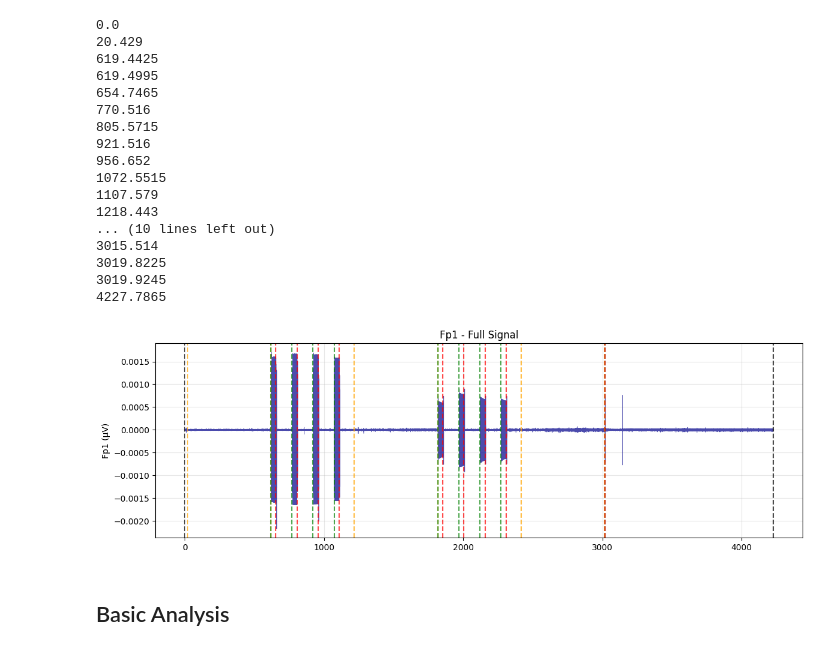
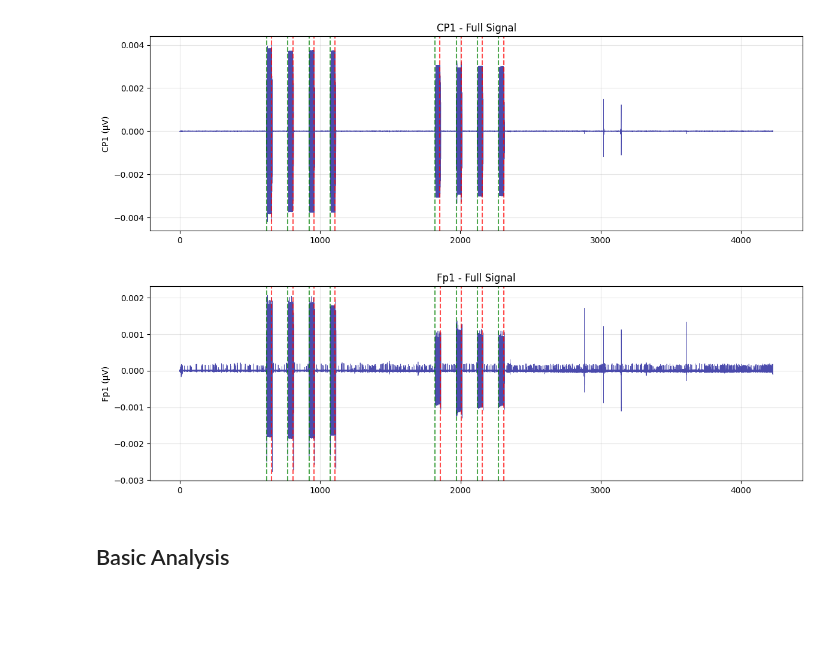
Before and after one commit to Jose-Alves-Neto/GX_tES_Dataset_Experiment, a Jupyter notebook: signal_analysis.ipynb, the cells around one changed output. Cells and saved outputs as stored; diff of their text form; code cells hidden in the pictures; blank space fills up the shorter version.

```diff
--- a/signal_analysis.ipynb
+++ b/signal_analysis.ipynb
@@ -61,2 +110,0 @@ raw.set_channel_types(non_eeg_channels)
-# %%
-raw.set_montage("standard_1005", on_missing='warn')
@@ -90,3 +110,0 @@ raw.plot_sensors(show_names=True, title="EEG Sensor Positions")
-# %%
-events, event_id = mne.events_from_annotations(raw)
-event_id
@@ -281,0 +225,14 @@ Option 2: ctt_trigger_codes = [1, 2, 3]  # Replace with actual codes
+# %%
+def extract_channel(raw, channels):
+  data = {}
+  for ch in channels:
+    ch_data, times = raw[ch, :]
+    data[ch] = ch_data.flatten()
+
+  df = pd.DataFrame(data)
+  df.index = times
+  df['time'] = times
+  return df
+# %%
+channels = extract_channel(raw, ['Fp1', 'CP1'])
+channels
@@ -394,63 +288,37 @@ physio_df
 # %%
-def plot_individual_physio_triggers(physio_df, channel_name):
+def plot_triggers(channels_df, channel_name):
     """Plot individual physiological channel with statistics"""
-    if channel_name not in physio_df.columns:
+    if channel_name not in channels_df.columns:
         print(f"Channel {channel_name} not found")
         return
 
     fig, (ax1) = plt.subplots(1, 1, figsize=(12, 4))
 
     # Full signal
-    ax1.plot(physio_df['Time_seconds'], physio_df[channel_name],
+    ax1.plot(channels_df['time'], channels_df[channel_name],
              linewidth=0.5, color='darkblue', alpha=0.7)
     ax1.set_ylabel(f'{channel_name} (µV)', fontsize=10)
     ax1.set_title(f'{channel_name} - Full Signal', fontsize=12)
     ax1.grid(True, alpha=0.3)
 
-    for trial_idx in range(len(events_df)):
-        trial = events_df.loc[trial_idx]
-
-        # Mark trial boundaries
-
-        match (trial["Trigger_Code"]):
-            case 2:
-                color="green"
-            case 3:
-                color="orange"
-            case 4:
-                color="red"
-            case _:
-                color="black"
-
-        ax1.axvline(trial['Time_seconds'], color=color, linestyle='--',
+    for trial in trials:
+        ax1.axvline(trial['time'][0], color='green', linestyle='--',
                 linewidth=1.5, alpha=0.7, label='Start')
-        print(trial['Time_seconds'])
+        ax1.axvline(trial['time'][1], color='red', linestyle='--',
+                linewidth=1.5, alpha=0.7, label='Start')
 
 
     plt.tight_layout()
     plt.show()
 
-first_physio = physio_channels_list[0]
-plot_individual_physio_triggers(physio_df, first_physio)
+plot_triggers(channels, 'CP1')
 # %% [output]
-0.0
-20.429
-619.4425
-619.4995
-654.7465
-770.516
-805.5715
-921.516
-956.652
-1072.5515
-1107.579
-1218.443
-... (10 lines left out)
-3015.514
-3019.8225
-3019.9245
-4227.7865
-[figure, old version]
+[figure, new version]
+# %%
+# channels_filtered = extract_channel(raw_filtered, ['Fp1', 'CP1'])
+plot_triggers(channels, 'Fp1')
+# %% [output]
+[figure, added]
 # %% [markdown]
 ## Basic Analysis
 # %%
```
Also changed, not shown: parts of 49 cells of this notebook.
